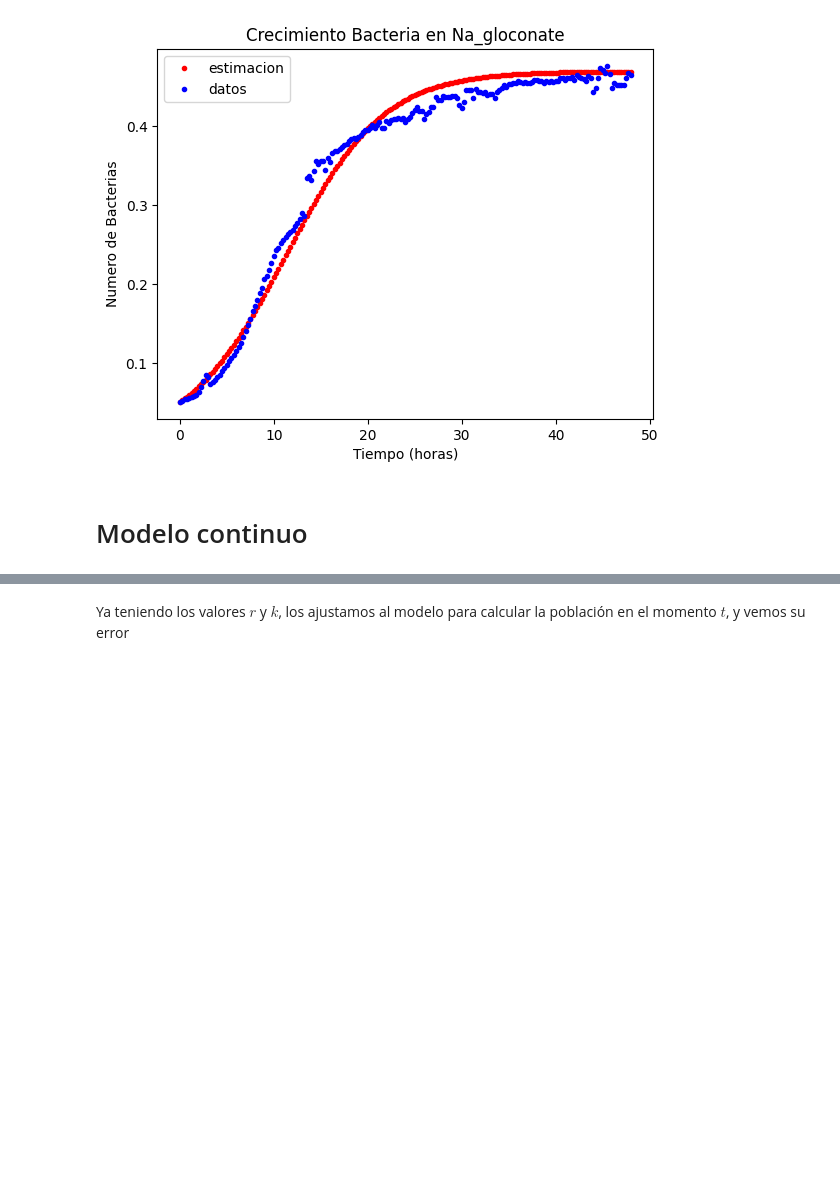
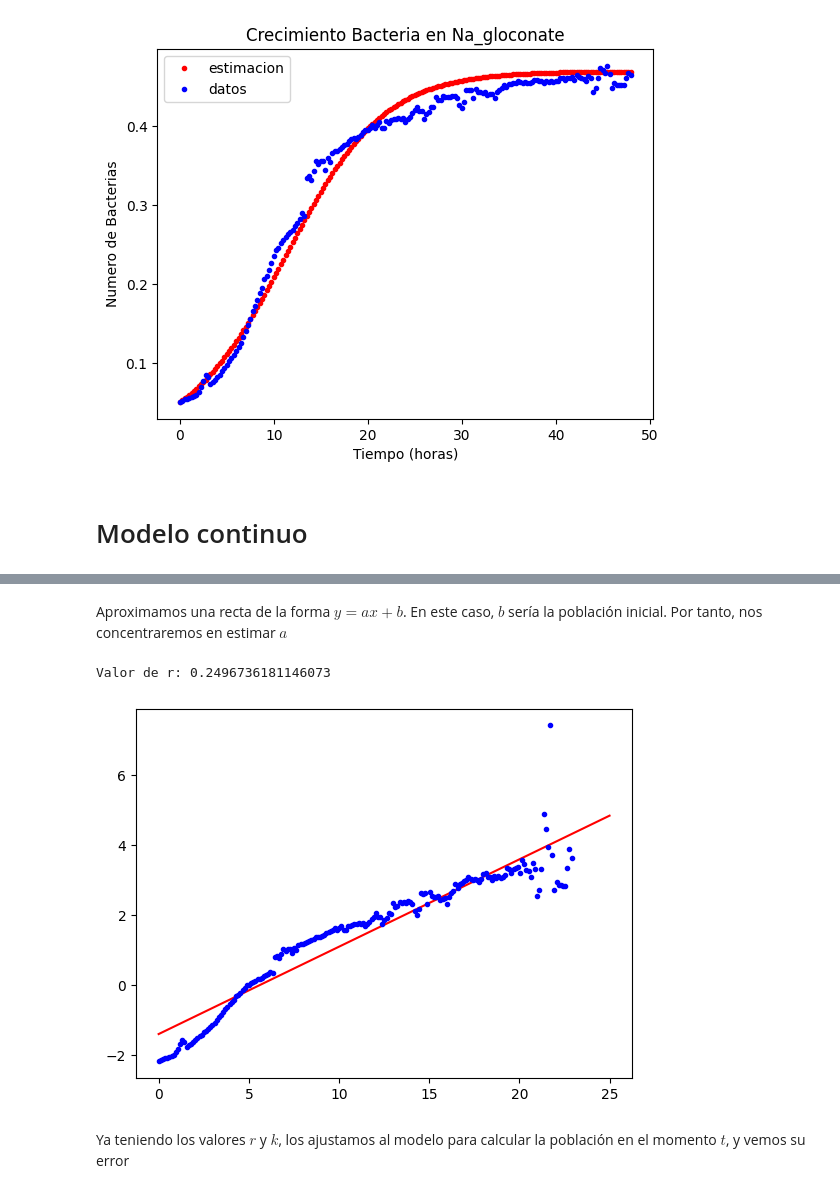
Before and after one commit to Juanjruizr26/TAREA-1, a Jupyter notebook: tarea1.ipynb, the cells around one changed output, grey strips where cells are left out. Cells and saved outputs as stored; diff of their text form; code cells hidden in the pictures; blank space fills up the shorter version.

```diff
--- a/tarea1.ipynb
+++ b/tarea1.ipynb
@@ -142,3 +131,16 @@ valor de r 0.17057820468405432
+# %% [markdown]
+Aproximamos una recta de la forma $y=ax+b$. En este caso, $b$ sería la población inicial. Por tanto, nos concentraremos en estimar $a$
+# %%
+r = (len(yi)*np.sum(xi*yi)-(np.sum(xi)*np.sum(yi)))/(len(yi)*np.sum(xi**2)-(np.sum(xi))**2)
+c = (np.sum(yi)-r*sum(xi))/len(yi)
+x_mc2 = np.linspace(0,25,100)
+y_mc2 = r*x_mc2 + c
+plt.plot(x_mc2,y_mc2,'-r')
+plt.plot(xi,yi,'.b')
+print("Valor de r:", r)
+# %% [output]
+Valor de r: 0.2496736181146073
+[figure, added]
 # %% [markdown]
 Ya teniendo los valores $r$ y $k$, los ajustamos al modelo para calcular la población en el momento $t$, y vemos su error
 # %%
```
Also changed, not shown: parts of 6 cells of this notebook.
